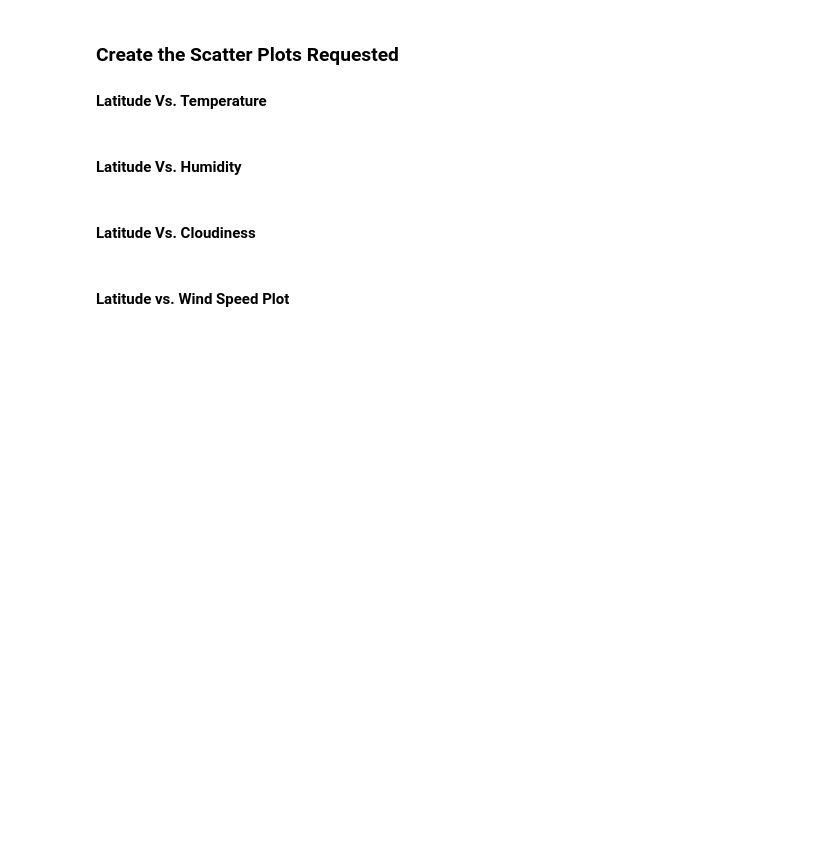
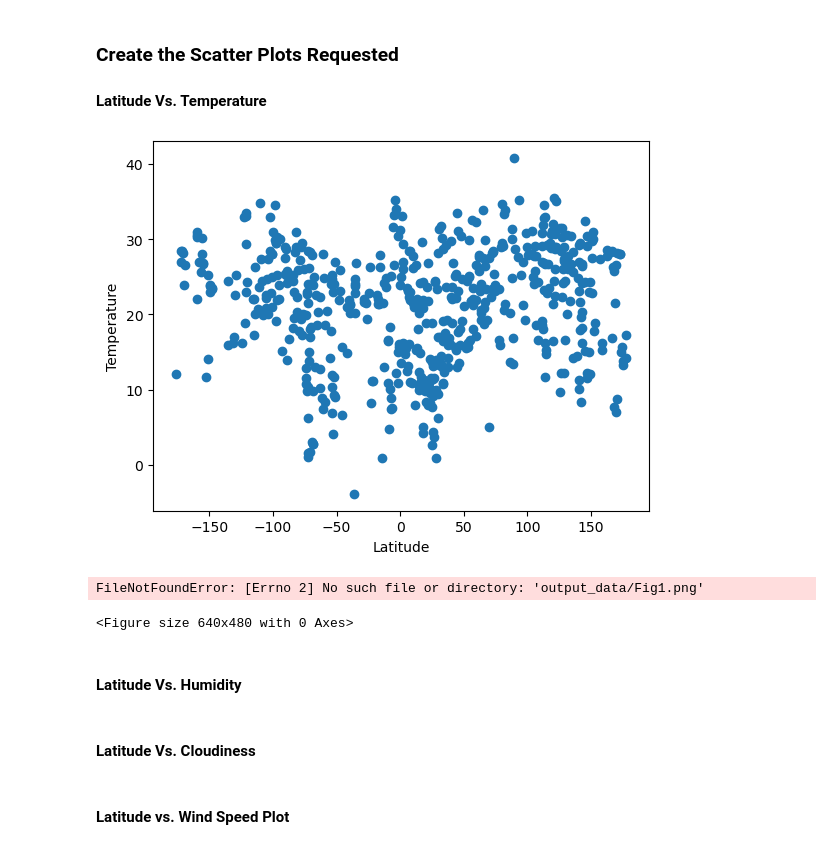
Before and after one commit to stephfer17/python-api-challenge, a Jupyter notebook: WeatherPy.ipynb, the cells around one changed output. Cells and saved outputs as stored; diff of their text form; code cells hidden in the pictures; blank space fills up the shorter version.

Commit message:
Up to scatterplots , got help with more bugs

```diff
--- a/WeatherPy.ipynb
+++ b/WeatherPy.ipynb
@@ -162,6 +170,6 @@ city_data_df.to_csv("output_data/cities.csv", index_label="City_ID")
 # %%
 # Read saved data
-city_data_df = pd.read_csv("output_data/cities.csv", index_col="City_ID")
+city_data_df = pd.read_csv("../output_data/cities.csv", index_col="City_ID")
 
 # Display sample data
 city_data_df.head()
@@ -172,20 +180,24 @@ city_data_df.head()
 # %%
 # Build scatter plot for latitude vs. temperature
 # YOUR CODE HERE
-x_values = city_data_df['city_lat']
-y_values = city_data_df['city_max_temp']
+x_values = city_data_df['Lng']
+y_values = city_data_df['Max Temp']
 plt.scatter(x_values,y_values)
 
 # Incorporate the other graph properties
 # YOUR CODE HERE
 plt.xlabel('Latitude')
 plt.ylabel('Temperature')
 plt.show()
 # Save the figure
 plt.savefig("output_data/Fig1.png")
 
 # Show plot
 plt.show()
+# %% [output]
+[figure, added]
+FileNotFoundError: [Errno 2] No such file or directory: 'output_data/Fig1.png'
+<Figure size 640x480 with 0 Axes>
 # %% [markdown]
 #### Latitude Vs. Humidity
 # %%
```
Also changed, not shown: parts of 5 cells of this notebook.
